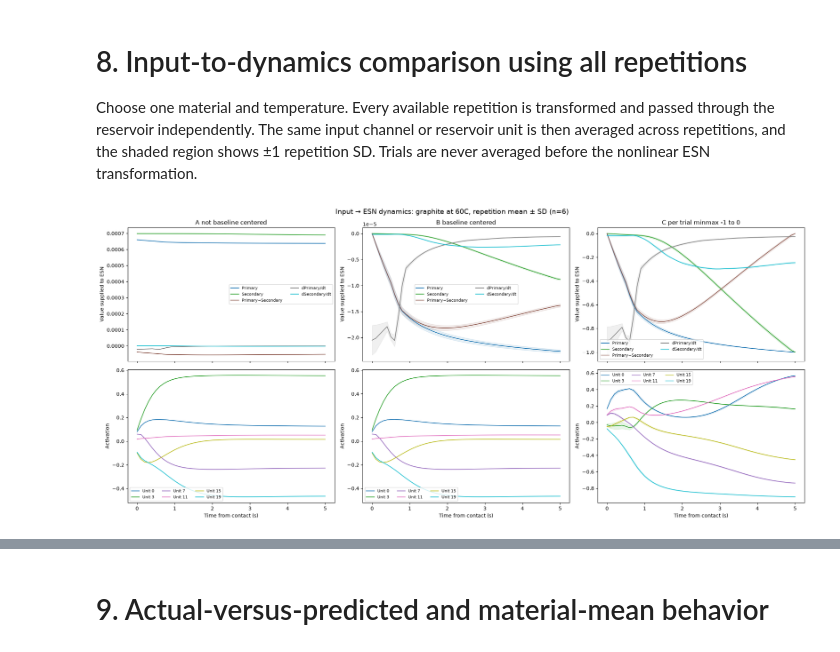
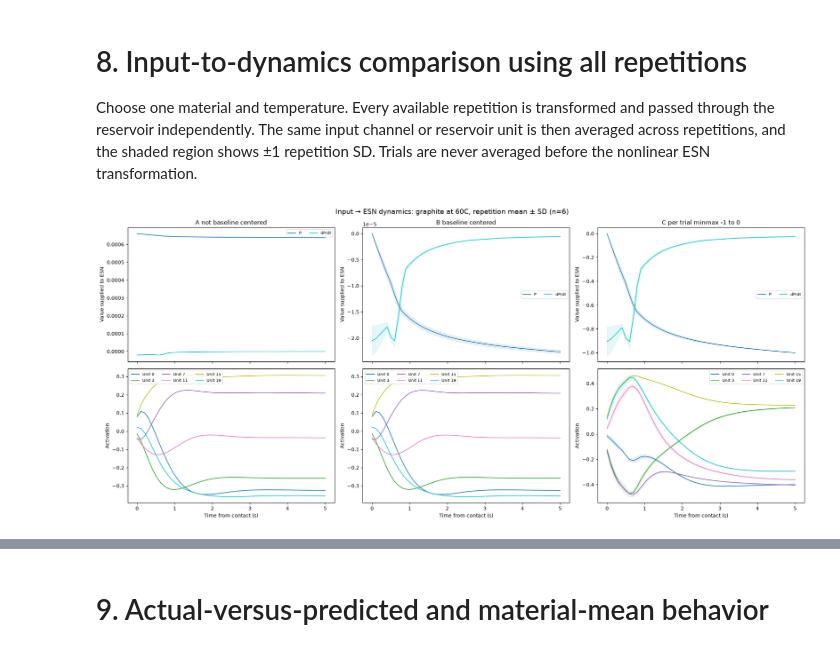
Before and after one commit to cojulieanne/Warmth-Sensor-Object-Detection, a Jupyter notebook: notebooks/ABLA - Baseline Centering Controlled Ablation.ipynb, the cells around one changed output, grey strips where cells are left out. Saved outputs shown, nothing was run; the diff lists cells and outputs as text; code cells hidden in the pictures.

```diff
--- a/notebooks/ABLA - Baseline Centering Controlled Ablation.ipynb
+++ b/notebooks/ABLA - Baseline Centering Controlled Ablation.ipynb
@@ -113,7 +119,7 @@ SAMPLE_ALIASES = {
     "cu": "copper", "copper": "copper",
 }
 
-required = {"Sample", "Trial", "Time", "Primary", "Secondary"}
+required = {"Sample", "Trial", "Time", "Primary"}
 frames = []
 for temperature in TEMPERATURE_FOLDERS:
     for path in sorted((DATA_ROOT / temperature).glob("*.csv")):
@@ -127,7 +133,7 @@ if not frames:
     raise ValueError("No valid preprocessed trial files were found.")
 
 DATA = pd.concat(frames, ignore_index=True).replace([np.inf, -np.inf], np.nan)
-for column in ("Trial", "Time", "Primary", "Secondary"):
+for column in ("Trial", "Time", "Primary"):
     DATA[column] = pd.to_numeric(DATA[column], errors="coerce")
 DATA = DATA.dropna(subset=list(required) + ["Temperature"]).copy()
 DATA["Trial"] = DATA["Trial"].astype(int)
@@ -249,19 +267,24 @@ class ManualReservoir:
         self.leak_rate = ESN_PARAMS["leak_rate"]
         self.washout = ESN_PARAMS["washout"]
         rng = np.random.default_rng(random_state)
-        self.Win = (rng.random((self.res_size, 6)) - 0.5) * ESN_PARAMS["input_magnitude"]
+        # One bias column + exactly two input columns: P and dP/dt.
+        self.Win = (rng.random((self.res_size, 3)) - 0.5) * ESN_PARAMS["input_magnitude"]
         W = rng.random((self.res_size, self.res_size)) - 0.5
         radius = np.max(np.abs(linalg.eigvals(W)))
         self.W = (W / radius.real) * ESN_PARAMS["spectral_radius"]
 
     def run(self, sequence):
+        sequence = np.asarray(sequence, float)
+        if sequence.ndim != 2 or sequence.shape[1] != 2:
+            raise ValueError("Expected exactly two ESN inputs: P and dP/dt.")
         x = np.zeros((self.res_size, 1))
         states = []
-        for row in np.asarray(sequence, float):
+        for row in sequence:
             proposed = np.tanh(self.Win @ np.r_[1.0, row].reshape(-1, 1) + self.W @ x)
             x = (1-self.leak_rate)*x + self.leak_rate*proposed
             states.append(x[:, 0].copy())
         return np.asarray(states)[self.washout:]
+
 
 def summarize_states(time, states):
     time = np.asarray(time, float)
@@ -281,6 +304,8 @@ def summarize_states(time, states):
         output[f"{prefix}_abs_auc"] = float(np.trapezoid(np.abs(x), time))
     return output
 
+
 print(f"ESN summary predictors per seed: {ESN_PARAMS['res_size'] * 9}")
+print("ESN input dimensions: 2 (transformed P and its first derivative)")
 # %% [output]
 ESN summary predictors per seed: 180
@@ -315,10 +345,7 @@ example_trial_id = selection.iloc[0]["trial_id"]
 example_trial = aligned_trials[example_trial_id]
 example_time = example_trial["time_from_contact"].to_numpy(float)
 
-input_names = (
-    "Primary", "Secondary", "Primary − Secondary",
-    "dPrimary/dt", "dSecondary/dt",
-)
+input_names = ("P", "dP/dt")
 input_colors = plt.cm.tab10(np.linspace(0, 1, len(input_names)))
 unit_colors = plt.cm.Dark2(np.linspace(0, 1, len(CONDITION_EXAMPLE_UNITS)))
 
@@ -585,7 +615,7 @@ for condition, input_mode in CONDITIONS.items():
     }
 
 fig, axes = plt.subplots(2, 3, figsize=(20, 9), sharex=True)
-channel_names = ["Primary", "Secondary", "Primary−Secondary", "dPrimary/dt", "dSecondary/dt"]
+channel_names = ["P", "dP/dt"]
 channel_colors = plt.cm.tab10(np.linspace(0, 1, len(channel_names)))
 unit_colors = plt.cm.tab10(np.linspace(0, 1, len(REPRESENTATIVE_UNITS)))
 for column, (condition, values) in enumerate(diagnostics.items()):
@@ -594,32 +624,32 @@ for column, (condition, values) in enumerate(diagnostics.items()):
         sd = values["input_sd"][:, channel]
         color = channel_colors[channel]
         axes[0, column].plot(common_time, mean, color=color, label=name, linewidth=1.3)
         axes[0, column].fill_between(common_time, mean-sd, mean+sd, color=color, alpha=0.11)
     axes[0, column].set(title=condition.replace("_", " "), ylabel="Value supplied to ESN")
     axes[0, column].legend(fontsize=8, ncol=2)
     for unit_index, unit in enumerate(REPRESENTATIVE_UNITS):
         mean = values["state_mean"][:, unit]
         sd = values["state_sd"][:, unit]
         color = unit_colors[unit_index]
         axes[1, column].plot(common_time, mean, color=color, linewidth=1.3, label=f"Unit {unit}")
         axes[1, column].fill_between(common_time, mean-sd, mean+sd, color=color, alpha=0.11)
     axes[1, column].set(xlabel="Time from contact (s)", ylabel="Activation")
     axes[1, column].legend(fontsize=8, ncol=3)
 fig.suptitle(
     f"Input → ESN dynamics: {DIAGNOSTIC_MATERIAL} at {DIAGNOSTIC_TEMPERATURE}, "
     f"repetition mean ± SD (n={len(selected_ids)})", fontsize=14,
 )
 plt.tight_layout(); plt.show()
 
 activity_rows = []
 for condition, values in diagnostics.items():
     per_repetition = values["activity_by_repetition"]
     row = {"condition": condition, "n_repetitions": len(per_repetition)}
     for metric in per_repetition.columns:
         row[f"{metric}_mean"] = float(per_repetition[metric].mean())
         row[f"{metric}_sd"] = float(per_repetition[metric].std(ddof=1))
     activity_rows.append(row)
 display(pd.DataFrame(activity_rows))
 # %% [output]
-[figure, old version]
+[figure, new version]
 |  | condition | n_repetitions | mean_rms_activation_mean | mean_rms_activation_sd | mean_absolute_activation_mean | ... |
```
Also changed, not shown: parts of 23 cells of this notebook, 10 other files.
